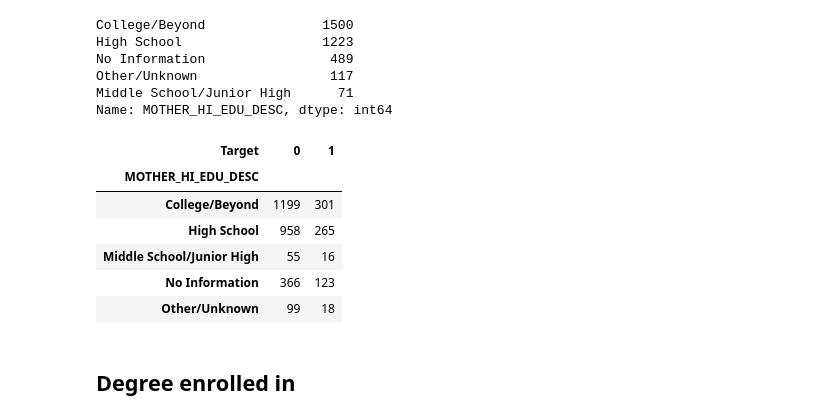
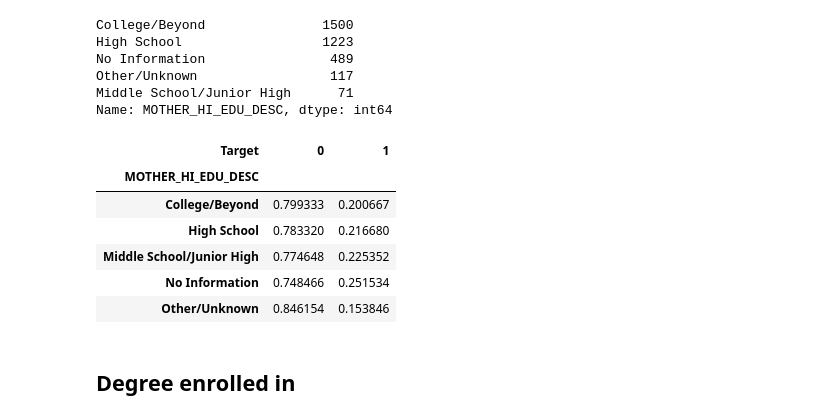
Before and after one commit to Jobin-Nelson/Student_attrition, a Jupyter notebook: src/Student_attrition.ipynb, the cells around one changed output. Saved outputs shown, nothing was run; the diff lists cells and outputs as text; code cells hidden in the pictures.

```diff
--- a/src/Student_attrition.ipynb
+++ b/src/Student_attrition.ipynb
@@ -110,8 +98,11 @@ Name: RETURNED_2ND_YR, dtype: int64
 # %%
 # Renaming target feature
 df['Target'] = df['RETURNED_2ND_YR']
+
+# Swapping the values so that 1 represents the students who has left
+df['Target'] = df['RETURNED_2ND_YR'].map(lambda x: 0 if x==1 else 1)
 df.drop('RETURNED_2ND_YR',axis=1,inplace=True)
 
-df['Target'].value_counts(normalize=True)*100
+df['Target'].value_counts()
 # It is an imbalanced data
 # %% [output]
@@ -121,4 +111,0 @@ Name: Target, dtype: float64
-# %%
-# Swapping 1&0 in Target so 1 represents students who discontinued
-df['Target'] = df['Target'].map(lambda x: 0 if x==1 else 1)
-df['Target'].value_counts()
@@ -720,15 +877,16 @@ Other/Unknown                 117
 Middle School/Junior High      71
 Name: MOTHER_HI_EDU_DESC, dtype: int64
 # %%
-pd.crosstab(df['MOTHER_HI_EDU_DESC'],df['Target'])
+pd.crosstab(df['MOTHER_HI_EDU_DESC'],df['Target'],normalize='index')
+# Doesn't show any particular pattern
 # %% [output]
 | Target | 0 | 1 |
 | MOTHER_HI_EDU_DESC |  |  |
-| College/Beyond | 1199 | 301 |
-| High School | 958 | 265 |
-| Middle School/Junior High | 55 | 16 |
-| No Information | 366 | 123 |
-| Other/Unknown | 99 | 18 |
+| College/Beyond | 0.799333 | 0.200667 |
+| High School | 0.783320 | 0.216680 |
+| Middle School/Junior High | 0.774648 | 0.225352 |
+| No Information | 0.748466 | 0.251534 |
+| Other/Unknown | 0.846154 | 0.153846 |
 # %% [markdown]
 ## Degree enrolled in
 # %%
```
Also changed, not shown: parts of 87 cells of this notebook, 1 other file.
